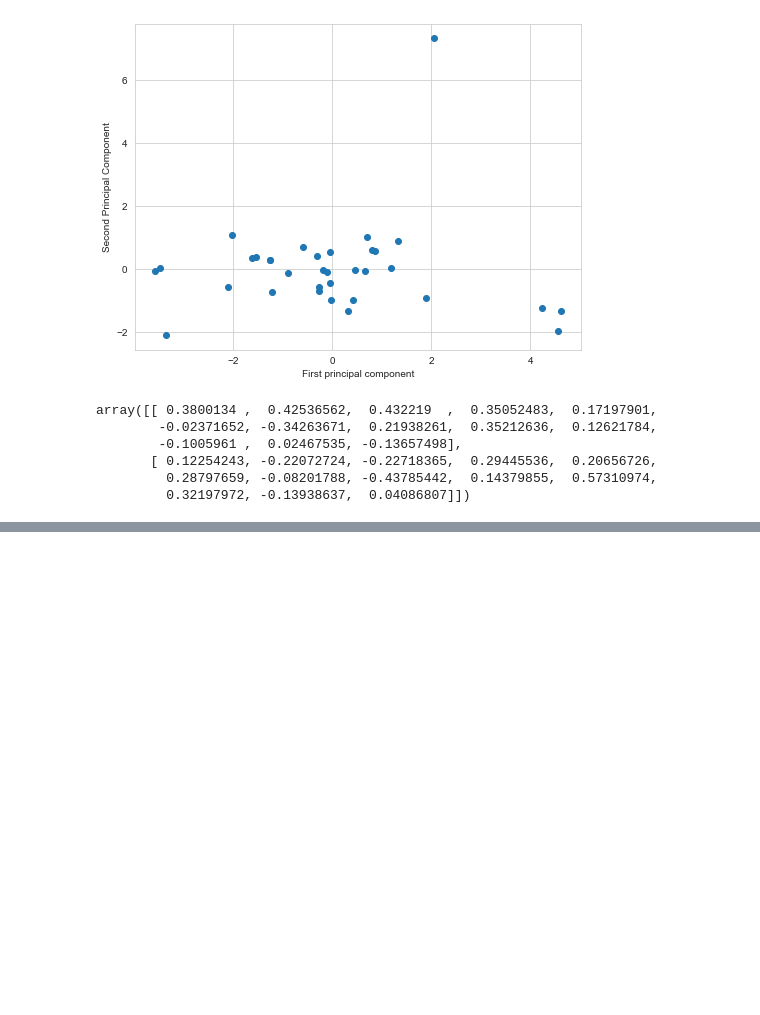
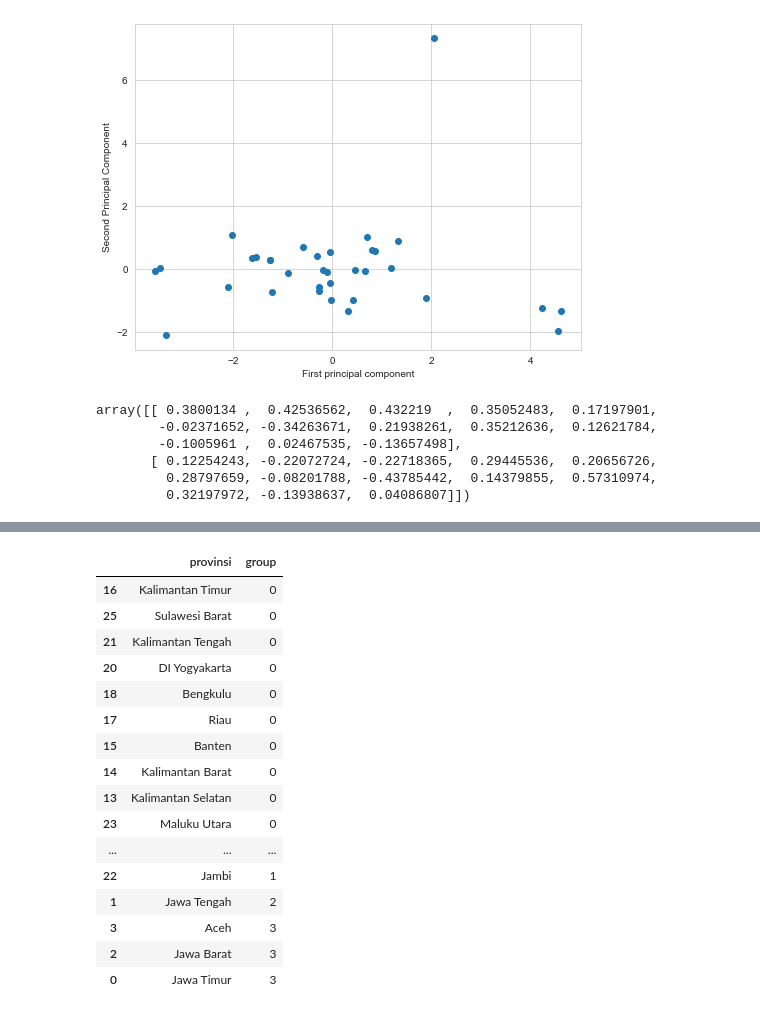
Before and after one commit to dyanmg/health-data-analysis, a Jupyter notebook: Analisis_Kluster_Fasilitas_Pelayanan_Kesehatan.ipynb, the cells around one changed output, grey strips where cells are left out. Drawn from its saved outputs; the diff is of its cells as text; code cells hidden in the pictures; blank space fills up the shorter version.

```diff
--- a/Analisis_Kluster_Fasilitas_Pelayanan_Kesehatan.ipynb
+++ b/Analisis_Kluster_Fasilitas_Pelayanan_Kesehatan.ipynb
@@ -351,0 +323,47 @@ sns.heatmap(df_comp,cmap='Greens', annot=True)
+# %%
+from sklearn.cluster import KMeans
+import plotly.express as px # (visualisasi)
+
+data = x_pca
+inertias = []
+
+for i in range(1,11):
+    kmeans = KMeans(n_clusters=i)
+    kmeans.fit(data)
+    inertias.append(kmeans.inertia_)
+
+fig = px.line(x=range(1,11), y=inertias, markers=True)
+fig.show()
+# mulai bertekuk ada di 4
+# %%
+kmeans = KMeans(n_clusters=4) # view variation of n_clusters 3 or 4
+labels = kmeans.fit(data)
+
+df_pca = pd.DataFrame(x_pca)
+df_pca
+
+fig = px.scatter(df_pca, x=0, y=1, color=kmeans.labels_)
+fig.show()
+# %%
+y_kmeans = kmeans.fit_predict(data)
+df2['group'] = y_kmeans
+grouped = df2[['provinsi','group']]
+grouped.sort_values(by='group')
+# %% [output]
+|  | provinsi | group |
+| 16 | Kalimantan Timur | 0 |
+| 25 | Sulawesi Barat | 0 |
+| 21 | Kalimantan Tengah | 0 |
+| 20 | DI Yogyakarta | 0 |
+| 18 | Bengkulu | 0 |
+| 17 | Riau | 0 |
+| 15 | Banten | 0 |
+| 14 | Kalimantan Barat | 0 |
+| 13 | Kalimantan Selatan | 0 |
+| 23 | Maluku Utara | 0 |
+| ... | ... | ... |
+| 22 | Jambi | 1 |
+| 1 | Jawa Tengah | 2 |
+| 3 | Aceh | 3 |
+| 2 | Jawa Barat | 3 |
+| 0 | Jawa Timur | 3 |
```
Also changed, not shown: parts of 18 cells of this notebook, 6 other files.
